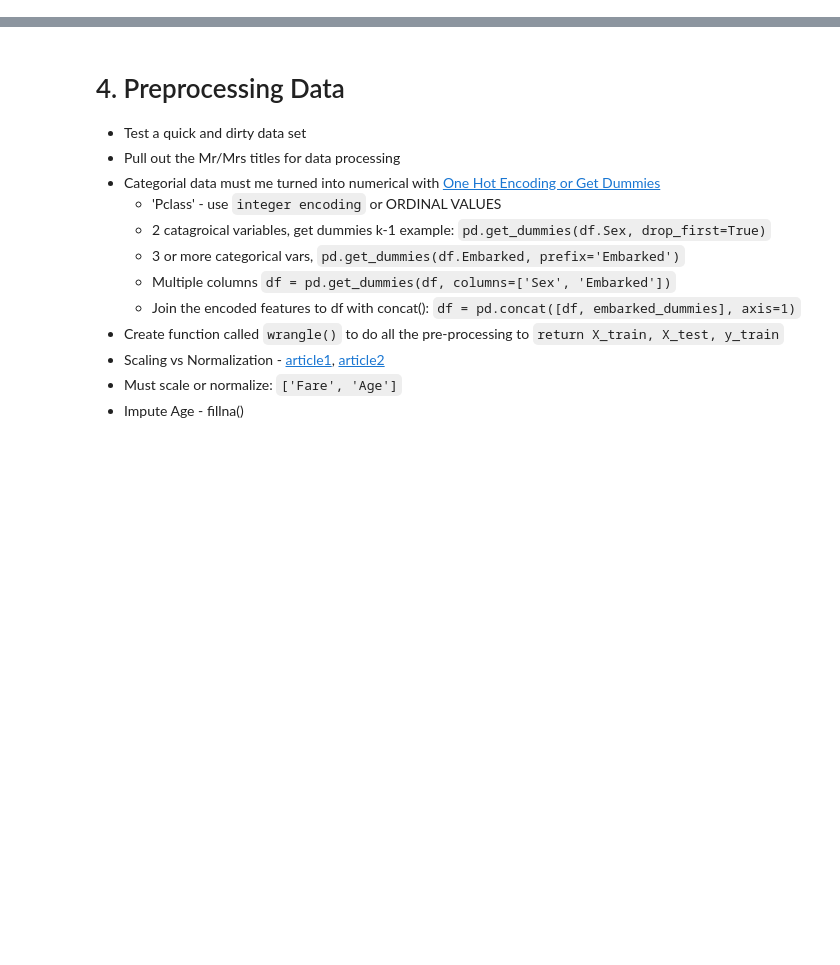
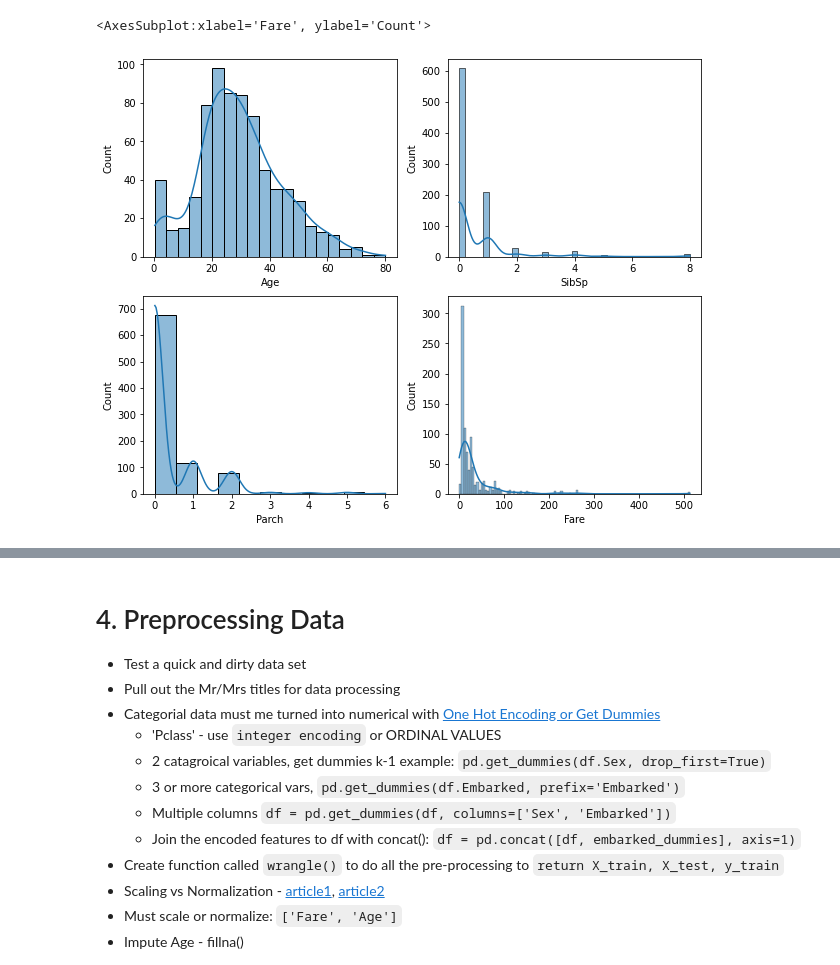
Before and after one commit to jaysueno/kaggle_titanic, a Jupyter notebook: titanic-comp.ipynb, the cells around one changed output, grey strips where cells are left out. Drawn from its saved outputs; the diff is of its cells as text; code cells hidden in the pictures; blank space fills up the shorter version.

```diff
--- a/titanic-comp.ipynb
+++ b/titanic-comp.ipynb
@@ -73,0 +185,10 @@ df_cat
+# %%
+# plot hist with kernal density edstimation to get an average line
+fig, ax = plt.subplots(2, 2, figsize=(10, 8))
+sns.histplot(data=train, x='Age', kde=True, ax=ax[0,0])
+sns.histplot(data=train, x='SibSp', kde=True, ax=ax[0,1])
+sns.histplot(data=train, x='Parch', kde=True, ax=ax[1,0])
+sns.histplot(data=train, x='Fare', kde=True, ax=ax[1,1])
+# %% [output]
+<AxesSubplot:xlabel='Fare', ylabel='Count'>
+[figure, added]
```
Also changed, not shown: parts of 43 cells of this notebook.
